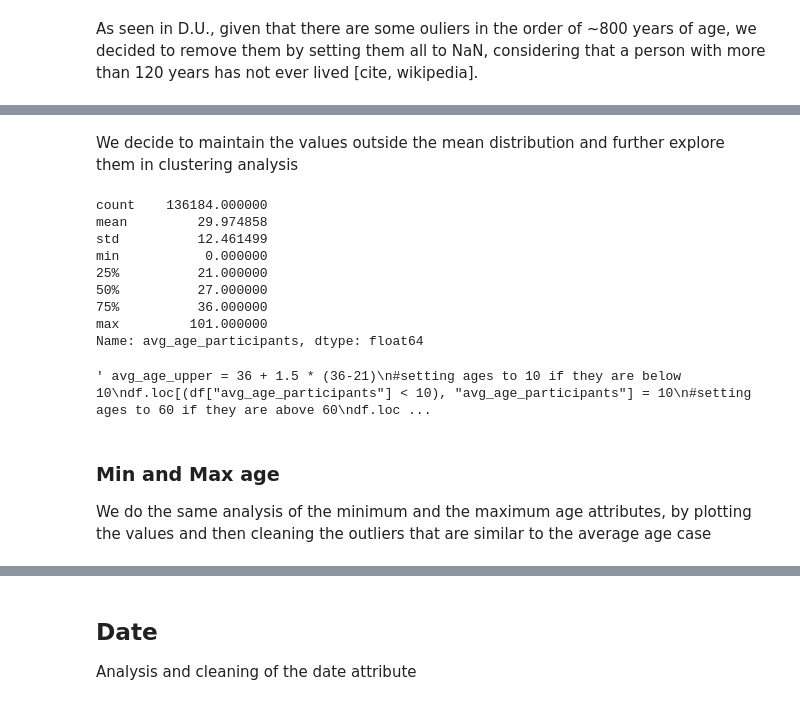
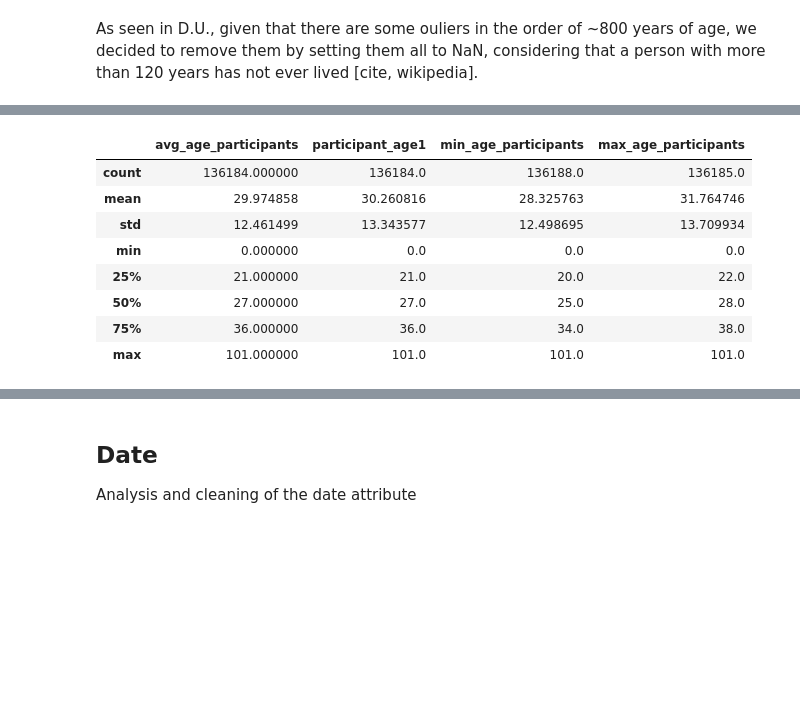
Before and after one commit to vezzusamu/dm-project, a Jupyter notebook: data_preparation.ipynb, the cells around one changed output, grey strips where cells are left out. Drawn from its saved outputs; the diff is of its cells as text; code cells hidden in the pictures; blank space fills up the shorter version.

```diff
--- a/data_preparation.ipynb
+++ b/data_preparation.ipynb
@@ -129,34 +132,12 @@ plt.show()
-# %% [markdown]
-We decide to maintain the values outside the mean distribution and further explore them in clustering analysis
 # %%
-df['avg_age_participants'].describe()
+df[['avg_age_participants', 'participant_age1', 'min_age_participants', 'max_age_participants']].describe()
 # %% [output]
-count    136184.000000
-mean         29.974858
-std          12.461499
-min           0.000000
-25%          21.000000
-50%          27.000000
-75%          36.000000
-max         101.000000
-Name: avg_age_participants, dtype: float64
+|  | avg_age_participants | participant_age1 | min_age_participants | max_age_participants |
+| count | 136184.000000 | 136184.0 | 136188.0 | 136185.0 |
+| mean | 29.974858 | 30.260816 | 28.325763 | 31.764746 |
+| std | 12.461499 | 13.343577 | 12.498695 | 13.709934 |
+| min | 0.000000 | 0.0 | 0.0 | 0.0 |
+| 25% | 21.000000 | 21.0 | 20.0 | 22.0 |
+| 50% | 27.000000 | 27.0 | 25.0 | 28.0 |
+| 75% | 36.000000 | 36.0 | 34.0 | 38.0 |
+| max | 101.000000 | 101.0 | 101.0 | 101.0 |
-# %%
-""" avg_age_upper = 36 + 1.5 * (36-21)
-#setting ages to 10 if they are below 10
-df.loc[(df["avg_age_participants"] < 10), "avg_age_participants"] = 10
-#setting ages to 60 if they are above 60
-df.loc[(df["avg_age_participants"] > avg_age_upper), "avg_age_participants"] = avg_age_upper
-
-# Plotting dates before cleaning
-df.boxplot(column="avg_age_participants")
-plt.title('After cleaning average age')
-plt.show()
-df.hist(column="avg_age_participants")
-plt.title('After cleaning average age')
-plt.show()"""
-# %% [output]
-' avg_age_upper = 36 + 1.5 * (36-21)\n#setting ages to 10 if they are below 10\ndf.loc[(df["avg_age_participants"] < 10), "avg_age_participants"] = 10\n#setting ages to 60 if they are above 60\ndf.loc ...
-# %% [markdown]
-### Min and Max age
-
-We do the same analysis of the minimum and the maximum age attributes, by plotting the values and then cleaning the outliers that are similar to the average age case
```
Also changed, not shown: parts of 44 cells of this notebook.
